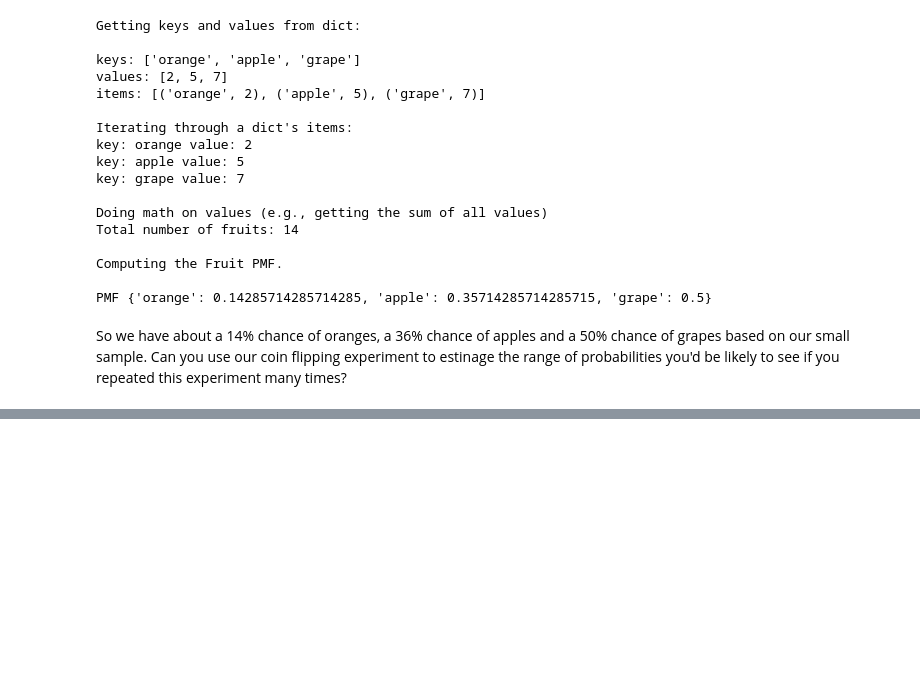
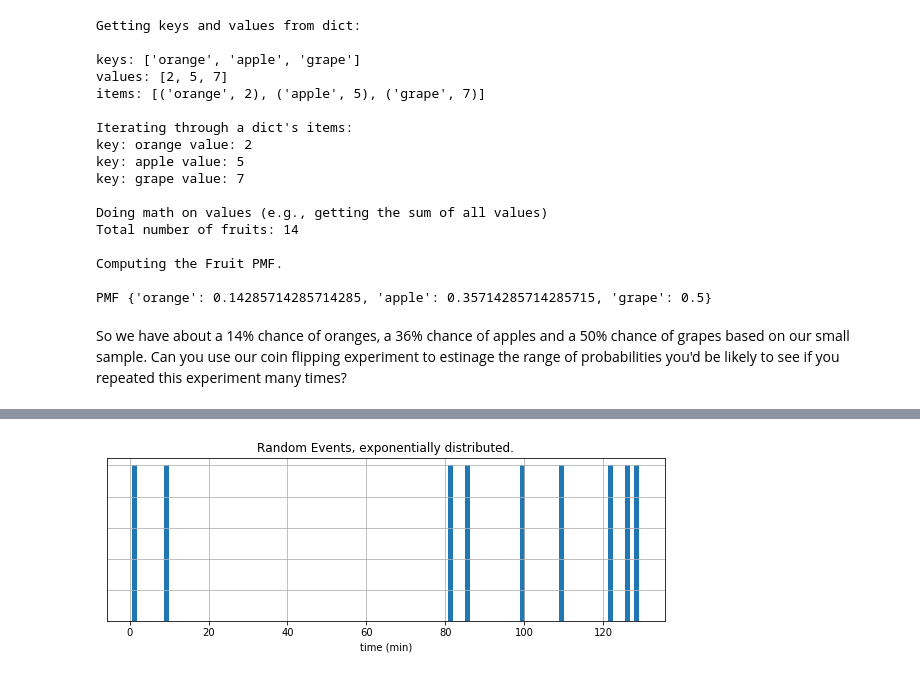
Before and after one commit to sspickle/instrumentation-projects, a Jupyter notebook: proj2/Stats2.ipynb, the cells around one changed output, grey strips where cells are left out. Cells and saved outputs as stored; diff of their text form; code cells hidden in the pictures; blank space fills up the shorter version.

```diff
--- a/proj2/Stats2.ipynb
+++ b/proj2/Stats2.ipynb
@@ -136,0 +140,26 @@ A PDF is similar to a PMF execept that the variable in question is continuous ra
+# %%
+ax = pl.figure(figsize=(10,3))
+Tau=10.0                       # mean time between defects
+
+#
+# this is how you generate 10 random events that are exponentially distributed
+# with a mean time between events of "Tau". We'll learn how this works next week!
+# For now, just focus on the graph and how it "looks". Don't worry, for the moment,
+# about the machinery.
+#
+
+deltas =-Tau*np.log(1.0-np.random.rand(10))
+ts = [deltas[:i].sum() for i in range(len(deltas))]
+width=ts[-1]/50
+pl.tick_params(
+    axis='y',          # changes apply to the x-axis
+    which='both',      # both major and minor ticks are affected
+    left='off',      # ticks along the bottom edge are off
+    labelleft='off') # labels along the bottom edge are off
+
+pl.bar(np.array(ts)+width/2, 1, ts[-1]/100)
+pl.title("Random Events, exponentially distributed.")
+pl.xlabel("time (min)")
+pl.grid()
+# %% [output]
+[figure, added]
```
Also changed, not shown: parts of 11 cells of this notebook, 1 other file.
